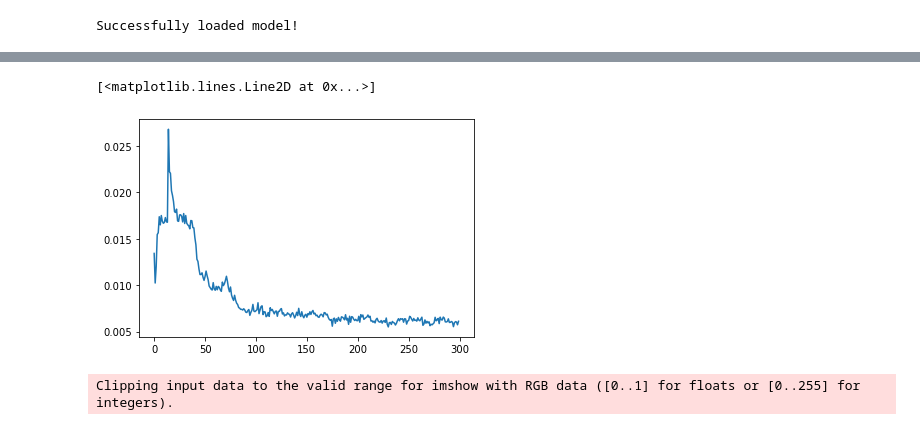
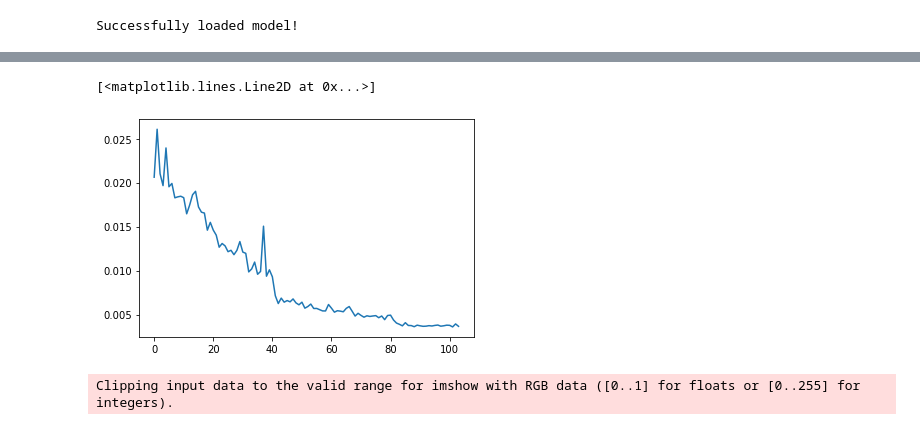
Before and after one commit to LetteraUnica/neural_cellular_automata, a Jupyter notebook: pytorch_ca/GrowingCA.ipynb, the cells around one changed output, grey strips where cells are left out. Drawn from its saved outputs; the diff is of its cells as text; code cells hidden in the pictures.

```diff
--- a/pytorch_ca/GrowingCA.ipynb
+++ b/pytorch_ca/GrowingCA.ipynb
@@ -50,6 +50,6 @@ target = target.to(device)
 model = CAModel().to(device)
 # %%
 # Load a pretrained model
-model.load("firework_regenerating2.pt")
+model.load("firework_persistent.pt")
 # %% [output]
 Successfully loaded model!
@@ -56,7 +68,7 @@ Successfully loaded model!
 # %%
 # Train the model
 torch.backends.cudnn.benchmark = True # Speeds up training
-optimizer = torch.optim.Adam(model.parameters())
+optimizer = torch.optim.Adam(model.parameters(), lr=2e-3)
 criterion = loss_fn(pad(target, TARGET_PADDING), order=2)
 scheduler = torch.optim.lr_scheduler.MultiStepLR(optimizer, milestones=[40,80], gamma=0.3)
-model.train_CA(optimizer, criterion, pool, n_epochs=300, scheduler=scheduler, kind="regenerating", evolution_iters=55, square_side=20)
+#model.train_CA(optimizer, criterion, pool, n_epochs=300, scheduler=scheduler, kind="growing", evolution_iters=55, square_side=20)
@@ -66,8 +75,8 @@ avg loss: 0.006116076638136292
 # %%
-pl.plot(model.losses)
+pl.plot(model.losses[150:])
 # %% [output]
 [<matplotlib.lines.Line2D at 0x...>]
-[figure, old version]
+[figure, new version]
 # %%
 # Make evolution video
 model.make_video(video_size=IMAGE_SIZE, n_iters=N_ITERS*2, fps=10, rescaling=8)
```
Also changed, not shown: parts of 3 cells of this notebook, 7 other files.
